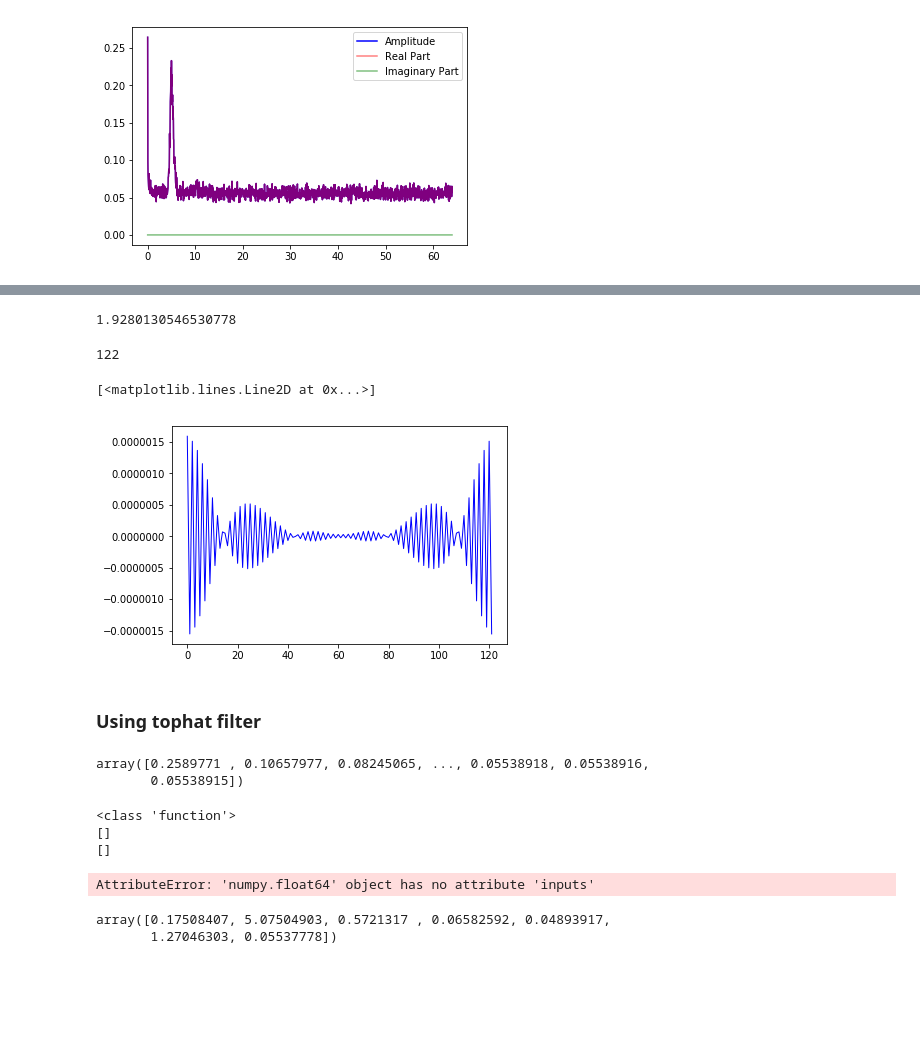
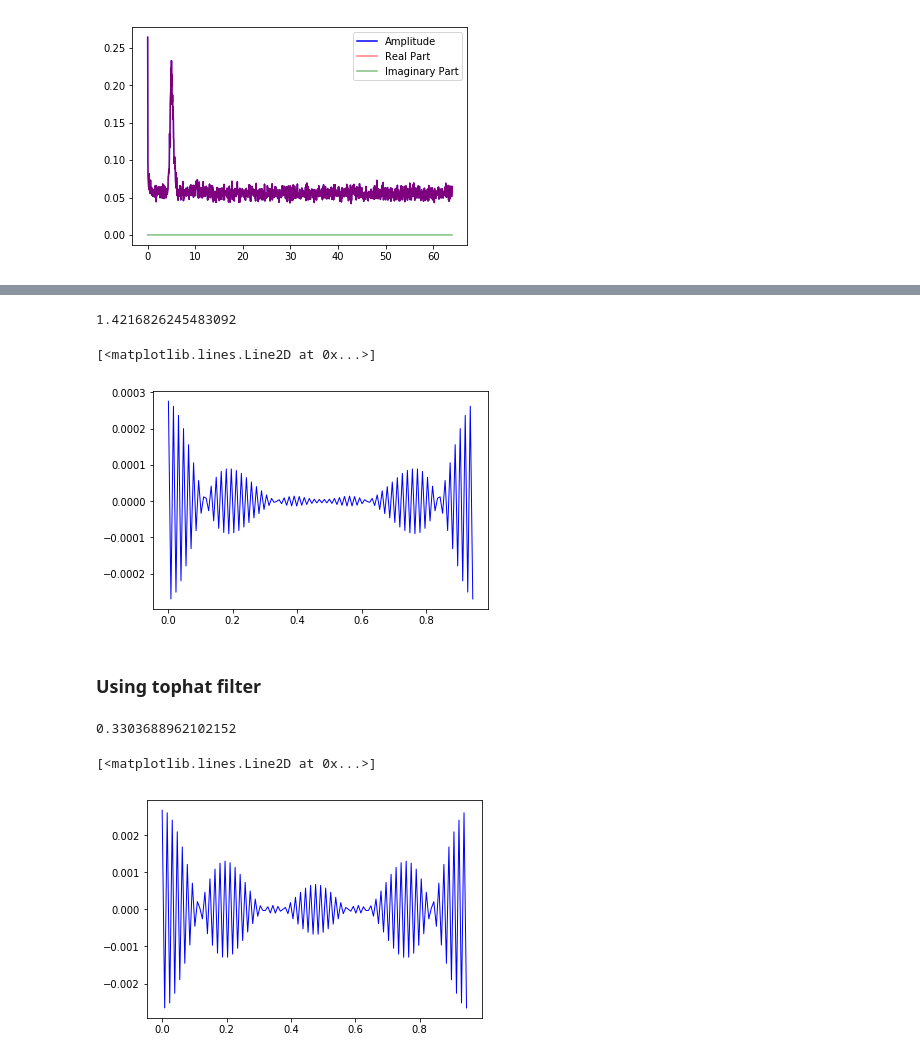
Before and after one commit to swapsha96/gsoc-learning, a Jupyter notebook: week3-4/Averaged Cross Spectrum.ipynb, the cells around one changed output, grey strips where cells are left out. Cells and saved outputs as stored; diff of their text form; code cells hidden in the pictures; blank space fills up the shorter version.

Commit message:
create get_rms_model and calculated count rate

```diff
--- a/week3-4/Averaged Cross Spectrum.ipynb
+++ b/week3-4/Averaged Cross Spectrum.ipynb
@@ -360,11 +360,21 @@ Parameters:
+# %%
+def get_rms_model(model, freq, optimal_filter=False):
+    model_output = model(freq)
+    if optimal_filter:                   # optimal filter
+        for i in range(len(freq)):
+            if freq[i] <= 0:
+                model_output[i] = 0
+    else:                                # window function
+        x_0 = model[0].x_0.value
+        fwhm = model[0].fwhm.value
+        for i in range(len(freq)):
+            if np.abs(freq[i]-x_0) >= (fwhm/2):
+                model_output[i] = 0
+    return model_output
 # %%
 model = ps_res.model
-ref_band_rms = np.sqrt(np.sum(model(avg_ps_rebin.freq) * avg_ps_rebin.df)) # ps = Ref band power spectrum
+pos_model = get_rms_model(model, avg_ps_rebin.freq, optimal_filter=True) # Note: Here, `optimal_filter` is set to True
+ref_band_rms = np.sqrt(np.sum(pos_model * avg_cs1.df)) # ps = Ref band power spectrum
 ref_band_rms
 # %% [output]
-1.9280130546530778
+1.4216826245483092
-# %%
-times = np.arange(0, len(avg_cs1.freq))
-len(times)
-# %% [output]
-122
@@ -376,34 +381,24 @@ ccf_real_norm = ccf_real * (2/n_bins/ref_band_rms) # absolute rms-squared normal
+# %%
+times = np.arange(0, len(filtered_abg_cs1_o)*dt, dt) # filtered avg. cs (using optimal filter)
+len(times)
+
+ccf = ifft(filtered_abg_cs1_o)
+ccf_real = ccf.real # taking the real part only
+ccf_real_norm = ccf_real * (2/n_bins/ref_band_rms) # absolute rms-squared normalisation
 # %%
+count_rate = ccf_real_norm/dt #here, dt is taken from metadata
+
 plt.figure()
-plt.plot(times, ccf_real_norm, lw=1, color='blue')
+plt.plot(times, count_rate, lw=1, color='blue')
 # %% [output]
 [<matplotlib.lines.Line2D at 0x...>]
-[figure, old version]
+[figure, new version]
 # %% [markdown]
 ### Using tophat filter
-# %%
-def get_pos_freq(model, freq):
-    if isinstance(model,astropy.modeling.core._ModelMeta): # window function
-        print(model(freq)[model(freq) < 0])
-#         print(freq[freq<0])
-    else:
-        return model(freq)
-get_pos_freq(ps_res.model, avg_ps_rebin.freq)
-# %% [output]
-array([0.2589771 , 0.10657977, 0.08245065, ..., 0.05538918, 0.05538916,
-       0.05538915])
 # %%
 model = ps_res.model
-pos_model = get_pos_freq(model, avg_cs1.freq)
-ref_band_rms = np.sqrt(np.sum(model * avg_cs1.df)) # ps = Ref band power spectrum
+pos_model = get_rms_model(model, avg_ps_rebin.freq, optimal_filter=False) # Note: Here, `optimal_filter` is set to False
+ref_band_rms = np.sqrt(np.sum(pos_model * avg_ps_rebin.df)) # ps = Ref band power spectrum
 ref_band_rms
 # %% [output]
-<class 'function'>
-[]
-[]
+0.3303688962102152
-AttributeError: 'numpy.float64' object has no attribute 'inputs'
-# %%
-ps_res.model.parameters
-# %% [output]
-array([0.17508407, 5.07504903, 0.5721317 , 0.06582592, 0.04893917,
-       1.27046303, 0.05537778])
@@ -409,0 +412,8 @@ array([0.17508407, 5.07504903, 0.5721317 , 0.06582592, 0.04893917,
+# %%
+count_rate = ccf_real_norm/dt #here, dt is taken from metadata
+
+plt.figure()
+plt.plot(times, count_rate, lw=1, color='blue')
+# %% [output]
+[<matplotlib.lines.Line2D at 0x...>]
+[figure, added]
```
Also changed, not shown: parts of 5 cells of this notebook.
